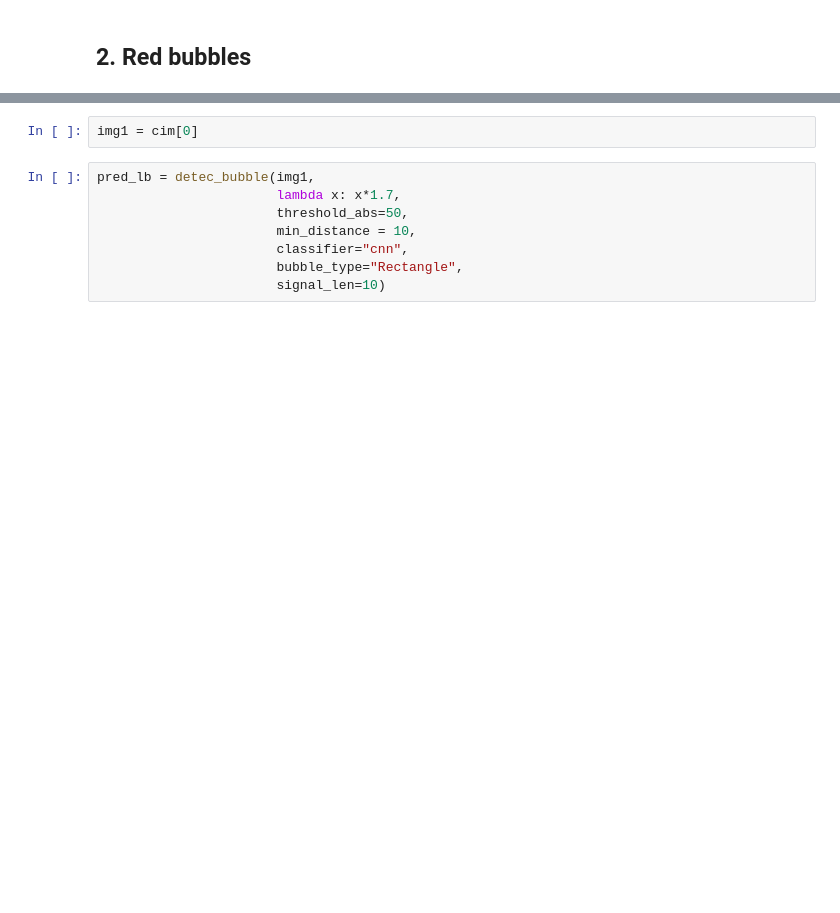
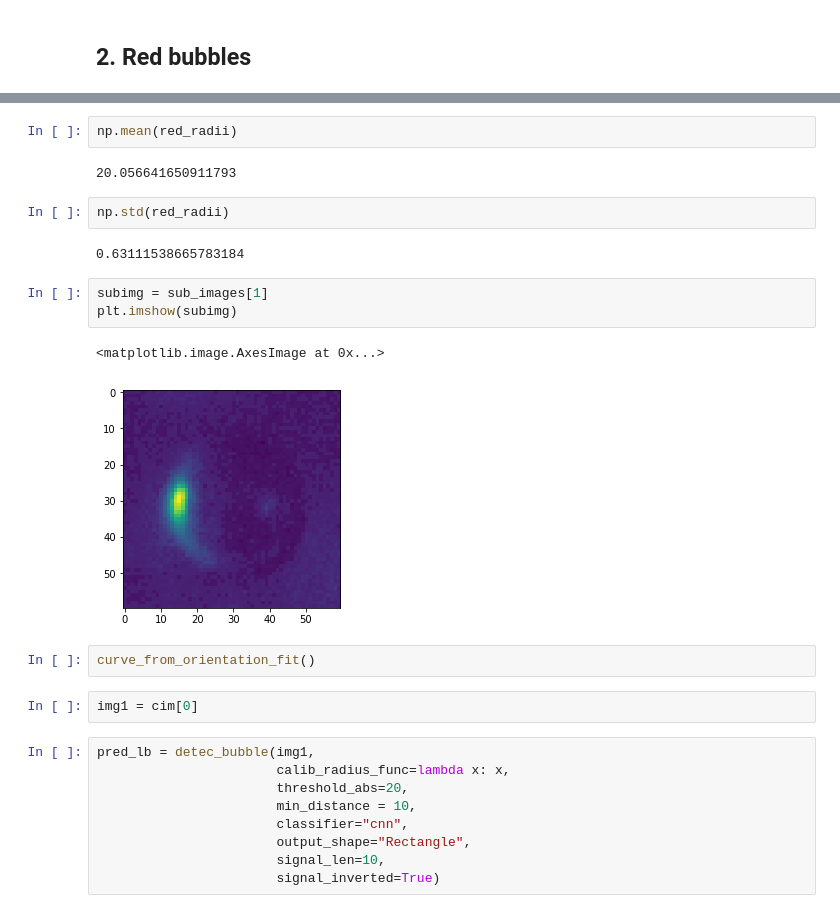
Before and after one commit to zazizizou/gradient_ansatz, a Jupyter notebook: radius_calibration.ipynb, the cells around one changed output, grey strips where cells are left out. Drawn from its saved outputs; the diff is of its cells as text; blank space fills up the shorter version.

```diff
--- a/radius_calibration.ipynb
+++ b/radius_calibration.ipynb
@@ -400,13 +392,30 @@ plt.imshow(subimg)
+# %%
+np.mean(red_radii)
+# %% [output]
+20.056641650911793
+# %%
+np.std(red_radii)
+# %% [output]
+0.63111538665783184
+# %%
+subimg = sub_images[1]
+plt.imshow(subimg)
+# %% [output]
+<matplotlib.image.AxesImage at 0x...>
+[figure, added]
+# %%
+curve_from_orientation_fit()
 # %%
 img1 = cim[0]
 # %%
 pred_lb = detec_bubble(img1,
-                       lambda x: x*1.7,
-                       threshold_abs=50,
+                       calib_radius_func=lambda x: x,
+                       threshold_abs=20,
                        min_distance = 10,
                        classifier="cnn",
-                       bubble_type="Rectangle",
-                       signal_len=10)
+                       output_shape="Rectangle",
+                       signal_len=10,
+                       signal_inverted=True)
 # %%
 fig1 = plt.figure(figsize=(8,8))
 ax1 = fig1.add_subplot(111, aspect='equal')
```
Also changed, not shown: parts of 35 cells of this notebook, 9 other files.
